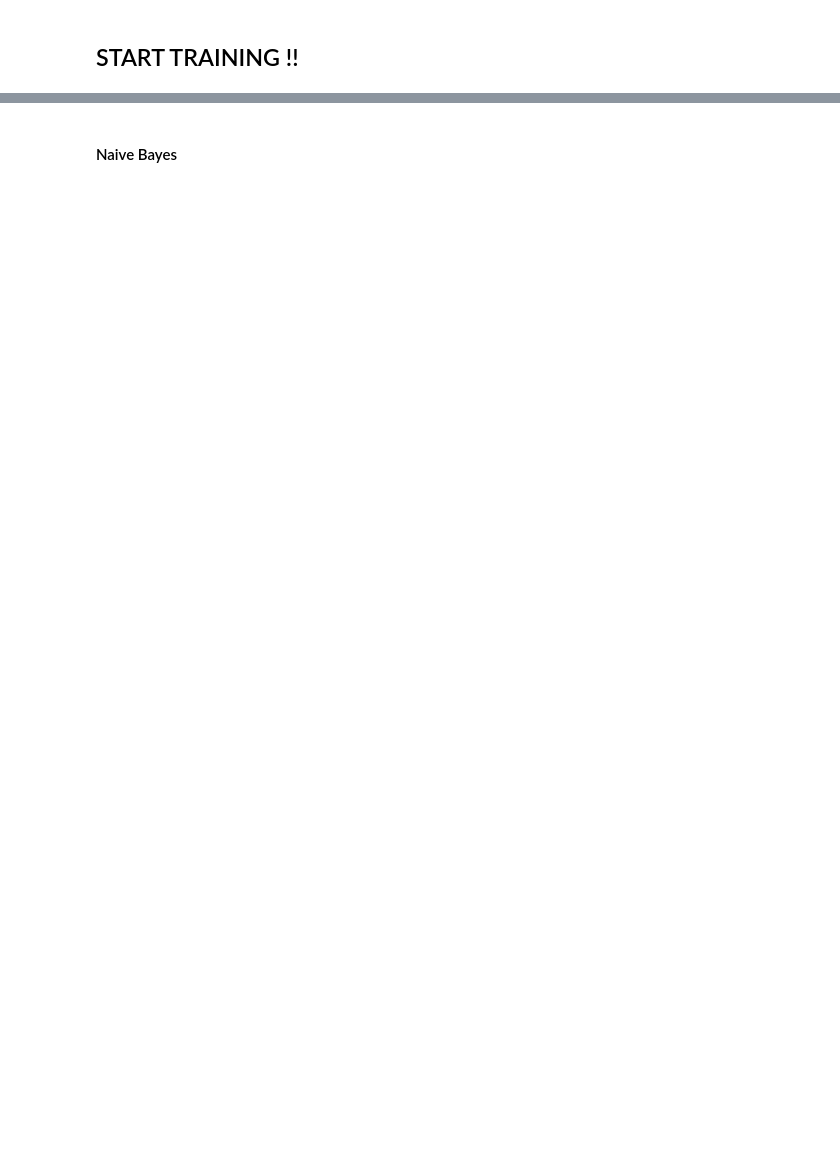
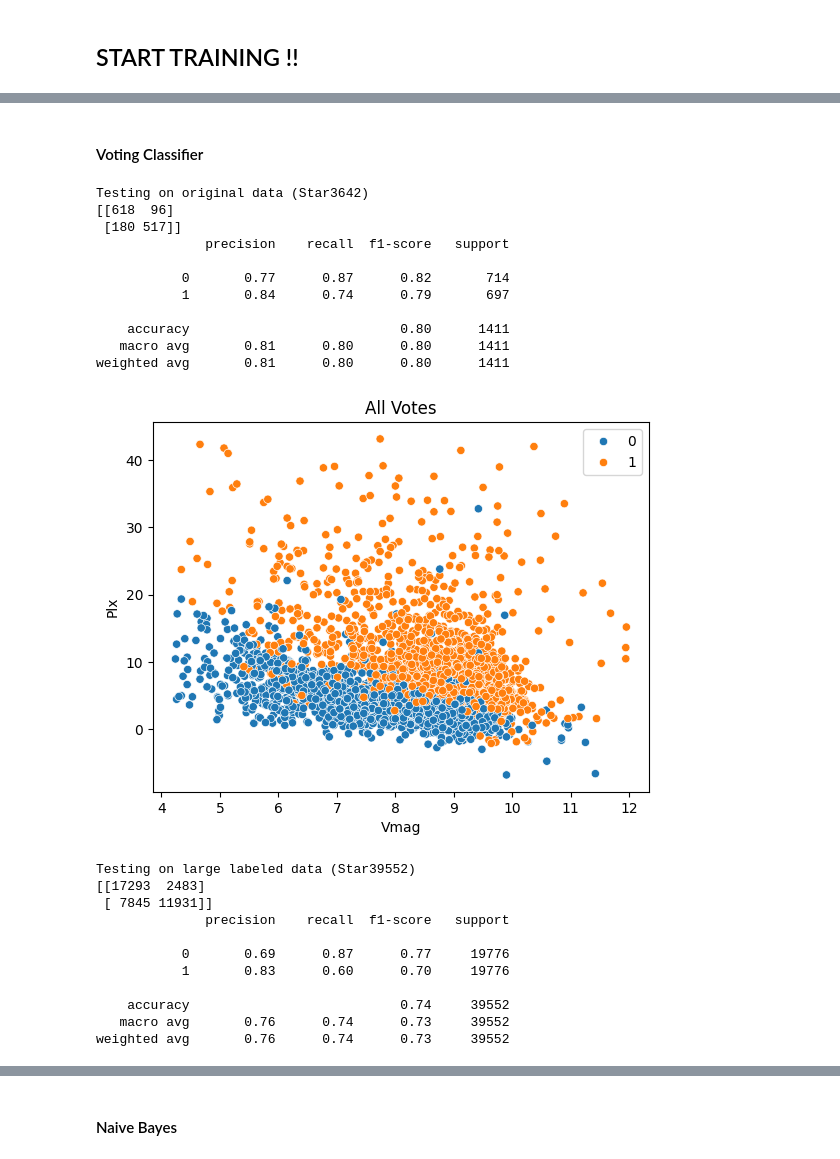
Before and after one commit to sheriranka/fisi, a Jupyter notebook: DataTraining.ipynb, the cells around one changed output, grey strips where cells are left out. Drawn from its saved outputs; the diff is of its cells as text; code cells hidden in the pictures; blank space fills up the shorter version.

```diff
--- a/DataTraining.ipynb
+++ b/DataTraining.ipynb
@@ -136,0 +234,51 @@ weighted avg       0.77      0.75      0.75     39552
+# %%
+#save model
+
+RandPlxVmag = model
+# %% [markdown]
+#### Voting Classifier
+# %%
+X_train, X_test, y_train, y_test = train_test_split(X, y, test_size=0.4, random_state=34)
+
+votePlxVmag = VotingClassifier(estimators=[('K-neighbors',KPlxVmag),('Tree',TreePlxVmag),('RandomForest',RandPlxVmag)])
+votePlxVmag.fit(X_train,y_train)
+
+print("Testing on original data (Star3642)")
+y_pred = votePlxVmag.predict(X_test)
+print(confusion_matrix(y_test, y_pred))
+print(classification_report(y_test, y_pred))
+
+y_pred = votePlxVmag.predict(X)
+sns.scatterplot(x=X["Vmag"], y=X["Plx"], hue=y_pred)
+plt.title("All Votes")
+plt.show()
+
+print("Testing on large labeled data (Star39552)")
+
+y_pred = votePlxVmag.predict(xx)
+print(confusion_matrix(yy, y_pred))
+print(classification_report(yy, y_pred))
+# %% [output]
+Testing on original data (Star3642)
+[[618  96]
+ [180 517]]
+              precision    recall  f1-score   support
+
+           0       0.77      0.87      0.82       714
+           1       0.84      0.74      0.79       697
+
+    accuracy                           0.80      1411
+   macro avg       0.81      0.80      0.80      1411
+weighted avg       0.81      0.80      0.80      1411
+[figure, added]
+Testing on large labeled data (Star39552)
+[[17293  2483]
+ [ 7845 11931]]
+              precision    recall  f1-score   support
+
+           0       0.69      0.87      0.77     19776
+           1       0.83      0.60      0.70     19776
+
+    accuracy                           0.74     39552
+   macro avg       0.76      0.74      0.73     39552
+weighted avg       0.76      0.74      0.73     39552
```
Also changed, not shown: parts of 105 cells of this notebook, 1 other file.
